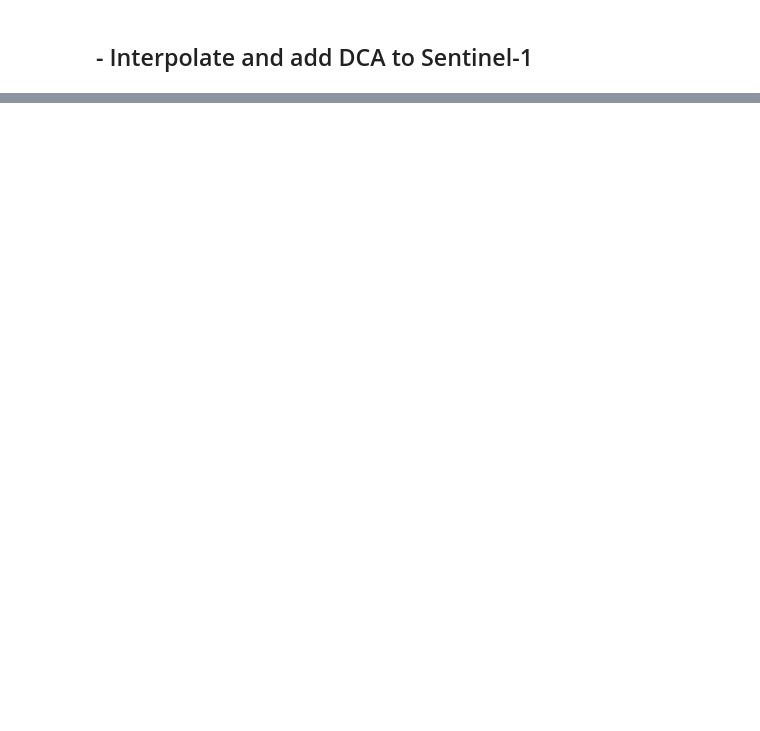
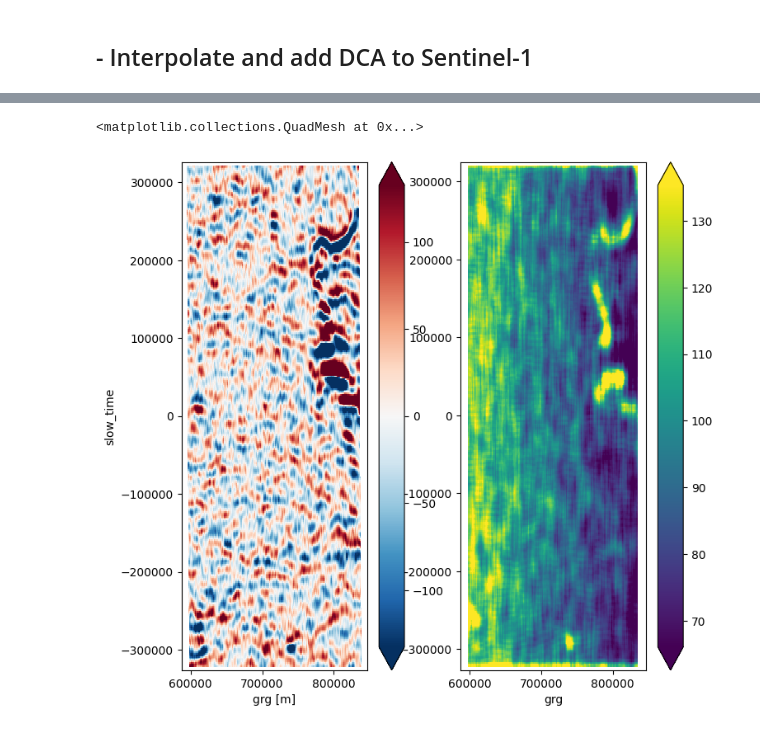
Before and after one commit to owenodriscoll/DopSCA_leakage, a Jupyter notebook: Sentinel1_analyses/analysis_azimuthal_autocorr.ipynb, the cells around one changed output, grey strips where cells are left out. Saved outputs shown, nothing was run; the diff lists cells and outputs as text; code cells hidden in the pictures; blank space fills up the shorter version.

```diff
--- a/Sentinel1_analyses/analysis_azimuthal_autocorr.ipynb
+++ b/Sentinel1_analyses/analysis_azimuthal_autocorr.ipynb
@@ -168,0 +196,27 @@ xr.concat(t, dim='z').sum(dim='z').T.plot(robust = True)
+# %%
+
+L = xrft.fft(net_leakage_clipped,
+             dim = 'slow_time',
+            #  window = 'hann'
+)
+
+highpass_limit = 8e3 # km
+lowpass_limit = 20e3 # km
+condition = (abs(L.freq_slow_time) > 1 / highpass_limit) |  (abs(L.freq_slow_time) < 1 / lowpass_limit)
+L_hp = xr.where(condition, 0, L)
+
+
+N_grg = 50; N_st = 5 # observation.slow_time_N//8
+l = abs(xrft.ifft(L_hp, dim = 'freq_slow_time')).rolling(grg=N_grg, slow_time=N_st, center=True).mean()
+
+
+fig, axes = plt.subplots(1, 2, figsize = (8, 8), sharex=False, sharey=False)
+
+ax = np.real(l).plot(ax = axes[1], robust = True)
+net_leakage_clipped.T.rolling(grg=N_grg, slow_time=N_st, center=True).mean().plot(ax= axes[0], robust = True)
+
+
+# ax.axes.set_aspect('equal')
+# %% [output]
+<matplotlib.collections.QuadMesh at 0x...>
+[figure, added]
```
Also changed, not shown: parts of 11 cells of this notebook, 6 other files.
